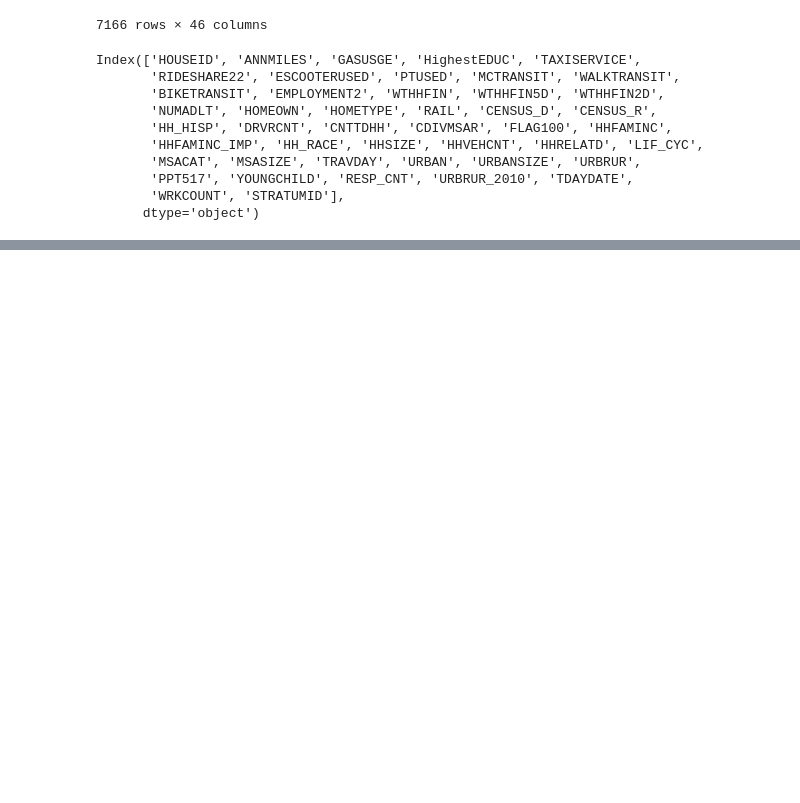
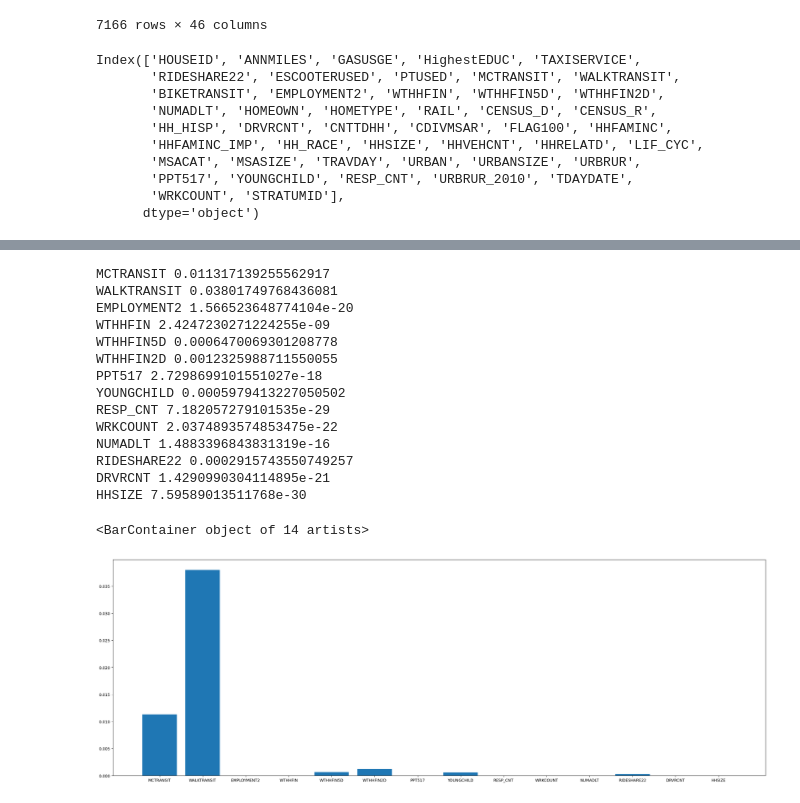
Before and after one commit to Jianwei-Gao/adsc_x_gm_team6, a Jupyter notebook: statistical.ipynb, the cells around one changed output, grey strips where cells are left out. Drawn from its saved outputs; the diff is of its cells as text; code cells hidden in the pictures; blank space fills up the shorter version.

Commit message:
better visualizations for the model based selection

```diff
--- a/statistical.ipynb
+++ b/statistical.ipynb
@@ -28,6 +28,9 @@ Index(['HOUSEID', 'ANNMILES', 'GASUSGE', 'HighestEDUC', 'TAXISERVICE',
        'PPT517', 'YOUNGCHILD', 'RESP_CNT', 'URBRUR_2010', 'TDAYDATE',
        'WRKCOUNT', 'STRATUMID'],
       dtype='object')
+# %%
+df_super = pd.read_csv("processed_data_SuperuserOnly.csv")
+df_nonSuper = pd.read_csv("processed_data_nonSuperuserOnly.csv")
 # %%
 numerical = [
             'TAXISERVICE', 'ESCOOTERUSED', 'PTUSED', 'MCTRANSIT', 'WALKTRANSIT',
@@ -43,9 +46,3 @@ categorical = [
                 'HHVEHCNT', 'HHRELATD', 'LIF_CYC', 'MSACAT', 'MSASIZE',
                 'URBAN', 'URBANSIZE', 'URBRUR', 'URBRUR_2010',
             ]
-# %%
-import scipy.stats as stats
-
-for column in numerical:
-    result = stats.f_oneway(df[column], df['GASUSGE'])
-    display(result)
@@ -66,4 +48,0 @@ F_onewayResult(statistic=1583.9136729766776, pvalue=0.0)
-# %%
-for column in categorical:
-    result = stats.chisquare([df[column], df['GASUSGE']])
-    display(result)
@@ -107,0 +49,33 @@ Power_divergenceResult(statistic=array([405.26793167, 353.84706282, 168.41076697
+# %%
+import scipy.stats as stats
+import matplotlib.pyplot as plt
+
+ps = []
+names = []
+
+for column in numerical:
+    stat, p = stats.ttest_ind(df_super[column], df_nonSuper[column])
+    if ( p < 0.05):
+        ps.append(p)
+        names.append(column)
+        print(column, p)
+
+plt.figure(figsize=(30,10))
+plt.bar(names, ps)
+# %% [output]
+MCTRANSIT 0.011317139255562917
+WALKTRANSIT 0.03801749768436081
+EMPLOYMENT2 1.566523648774104e-20
+WTHHFIN 2.4247230271224255e-09
+WTHHFIN5D 0.0006470069301208778
+WTHHFIN2D 0.0012325988711550055
+PPT517 2.7298699101551027e-18
+YOUNGCHILD 0.0005979413227050502
+RESP_CNT 7.182057279101535e-29
+WRKCOUNT 2.0374893574853475e-22
+NUMADLT 1.4883396843831319e-16
+RIDESHARE22 0.0002915743550749257
+DRVRCNT 1.4290990304114895e-21
+HHSIZE 7.59589013511768e-30
+<BarContainer object of 14 artists>
+[figure, added]
```
Also changed, not shown: parts of 3 cells of this notebook, 1 other file.
